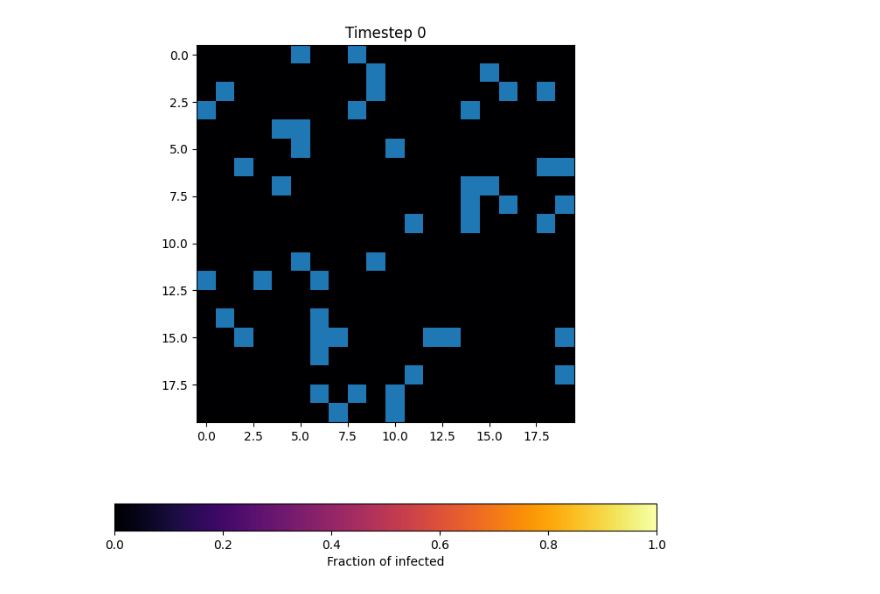
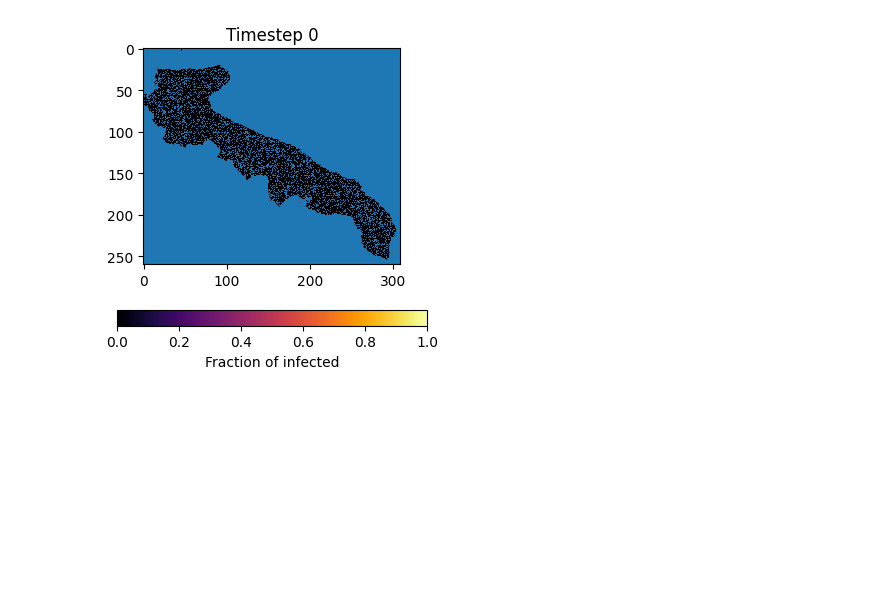
Before and after one commit to LeonMengoni/Xylella-Fastidiosa, a Jupyter notebook: Xylella.ipynb, the cells around one changed output. Drawn from its saved outputs; the diff is of its cells as text; code cells hidden in the pictures; blank space fills up the shorter version.

```diff
--- a/Xylella.ipynb
+++ b/Xylella.ipynb
@@ -10,10 +10,10 @@ np.random.seed(5)
 
 # Load data from url: https://github.com/drsmwhite/Xylella-spread-model/tree/master
 
-FROM_DATA = False
-MODIFY_DATA = True
+FROM_DATA = True
+MODIFY_DATA = False
 PLOT_NO_GROVES = True
-RANDOM_SEA = True
+RANDOM_SEA = False
 
 if FROM_DATA:
     mat = sp.io.loadmat("olivegrowthprop.mat")
@@ -68,8 +68,8 @@ else:
     ax[1].set_title(f"Modified Density: {threshold}")
 
 if PLOT_NO_GROVES:
-    cmap_custom.set_bad(color="red")  # Red cells have no groves
-    zero_patch = mpatches.Patch(color="red", label="No groves")
+    cmap_custom.set_bad(color="black")  # Red cells have no groves
+    zero_patch = mpatches.Patch(color="black", label="No groves")
     masked_data = np.ma.masked_where(olive_prop == 0, olive_prop)
 
     if not MODIFY_DATA:
@@ -163,32 +234,16 @@ plt.show()
 # %%
-np.random.seed(13340)
-
-RANDOM_SEED = True # True if FROM_DATA is False
-
-# Gompertz model parameters
-A = 3 # 3 kp rate of population growth
-B = 14.069
-
-# Carrying capacity
-a = 0 # relative carrying capacity in non olive plants
-K = olive_prop + a * (1 - olive_prop) # CC carrying capacity
-K[sea_mask] = 0
-tol = 1e-8 # 1e-8 numerical noise tolerance
-
-# # Long distance kernel
-# p = 0.2 # strattol stratified dispersal tolerance (threshold probability)
-# M_max = 5 # maximum number of dispersers
-# D = 20 # dispersal standard deviation
+np.random.seed(1023)
 
 # SIMULATE DIFFUSION
-time_steps = 10
+time_steps = 30
 U = np.zeros((time_steps+1, H, W)) # Fraction of infected
 
+# set initial time conditions
 if RANDOM_SEED:
     grove_coordinates = np.argwhere(grove_mask)
     seed = grove_coordinates[np.random.choice(grove_coordinates.shape[0])]
 else:
-    seed = np.array([235,266])
+    seed = np.array([235,266]) # Initial spread from Gallipoli
 U[0][tuple(seed)] = K[tuple(seed)] * np.exp(-B)
 
 P = U.copy()
@@ -199,19 +254,15 @@ P[0][no_grove_mask] = 0
 cmap_inferno = mpl.colormaps["inferno"]
 cmap_inferno.set_under("tab:blue")
 
-width = 8
+width = 4
 fig, ax = plt.subplots(figsize=(width, width))
 ax.set_title("Timestep 0")
 im = ax.imshow(P[0], cmap=cmap_inferno, norm=norm)
-cbar = fig.colorbar(im, ax=ax, orientation="horizontal")#, fraction=0.1)
+cbar = fig.colorbar(im, ax=ax, orientation="horizontal")
 cbar.set_label("Fraction of infected")
 plt.show()
 
-images = []
-
-logNorm = colors.LogNorm(vmin=1e-60, vmax=1)
-norm = colors.Normalize(vmin=0, vmax=1)
-
+# initiate evolution
 for t in range(time_steps):
     fig, ax = plt.subplots(1, 2, figsize=(width*2, width))
     images = []
@@ -219,33 +270,64 @@ for t in range(time_steps):
 
     # Local growth
     U[t][U[t] < tol] = 0
     U[t+1] = K ** (1 - np.exp(-A)) * (U[t] ** np.exp(-A))
     P[t+1][grove_mask] = U[t+1][grove_mask] / olive_prop[grove_mask]
     P[t+1][sea_mask] = -9999;   U[t+1][sea_mask] = -9999
     P[t+1][no_grove_mask] = 0;  U[t+1][no_grove_mask] = 0
 
     ax[0].set_title("Local growth")
     # images.append(ax[0].imshow(U[t+1], cmap=cmap_inferno))
     images.append(ax[0].imshow(P[t+1], cmap=cmap_inferno))
 
     # Short distance dispersal
     U[t+1][U[t+1] < tol] = 0
     U[t+1] = sp.signal.convolve(U[t+1], k, mode="same", method="fft")
     P[t+1][grove_mask] = U[t+1][grove_mask] / olive_prop[grove_mask]
     P[t+1][sea_mask] = -9999;   U[t+1][sea_mask] = -9999
     P[t+1][no_grove_mask] = 0;  U[t+1][no_grove_mask] = 0
 
     ax[1].set_title("Short distance dispersal")
     # images.append(ax[1].imshow(U[t+1], cmap=cmap_inferno))
     images.append(ax[1].imshow(P[t+1], cmap=cmap_inferno))
 
-    # Long distance dispersal
-
+    # set plot attributes
     for im in images:
         im.set_norm(norm)
 
     cbar = fig.colorbar(images[0], ax=ax, orientation="horizontal", fraction=0.1)
     cbar.set_label("Fraction of infected")
     plt.show()
+
+    # Long distance dispersal
+    prob_disp = np.random.random(size=[H,W]) * U[t+1]
+    disp_cells = np.argwhere(prob_disp > disp_tol)
+    rnd_disp = np.random.randint(1, M_max+1, size=len(disp_cells))
+    # print(f"Disperding cells and dispersers per cell (Timestep {t+1}): {[(tuple(disp_cell), n_disp) for disp_cell, n_disp in zip(disp_cells, rnd_disp)]}")
+
+    for disp_cell, n_disp in zip(disp_cells, rnd_disp):
+        # print(f"\nDispersing cell: {disp_cell}; and dispersers per cell: {n_disp}")
+        for i_disp in range(n_disp):
+            # print(f"    Disperser {i_disp+1}")
+            i = 0
+            while True:
+                i += 1
+                new_cell = disp_cell + np.array([int(np.floor(dist)) for dist in np.random.normal(0,D, size=2)])
+                # print(f"        Iteration {i}, new cell: {new_cell}")
+                if np.any(new_cell < 0) or np.any(np.array([H,W] - new_cell <= 0)):
+                    # print("        RETRY, Outside grid")
+                    continue
+                elif np.array_equal(new_cell, disp_cell):
+                    # print("        RETRY, Same cell")
+                    continue
+                elif sea_mask[tuple(new_cell)]:
+                    # print("        RETRY, Sea")
+                    continue
+                elif no_grove_mask[tuple(new_cell)]:
+                    # print("        No groves, disperser is lost")
+                    break
+                else:
+                    # print(f"        Cell ok, dispersal in: {new_cell}")
+                    U[t+1][tuple(new_cell)] += np.exp(-B)
+                    break
 # %% [output]
-[figure, old version]
+[figure, new version]
```
Also changed, not shown: parts of 9 cells of this notebook.
